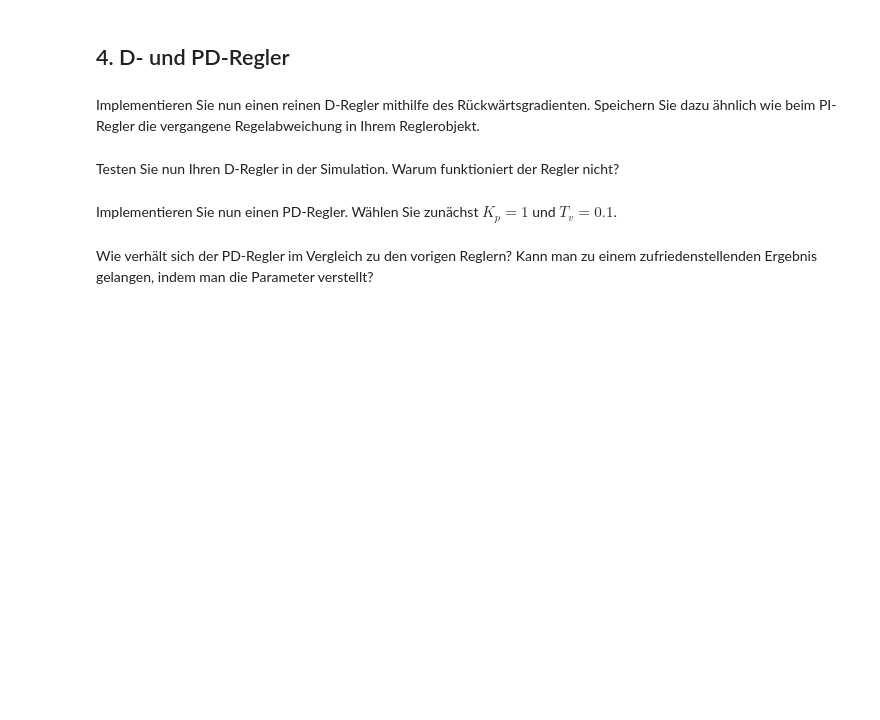
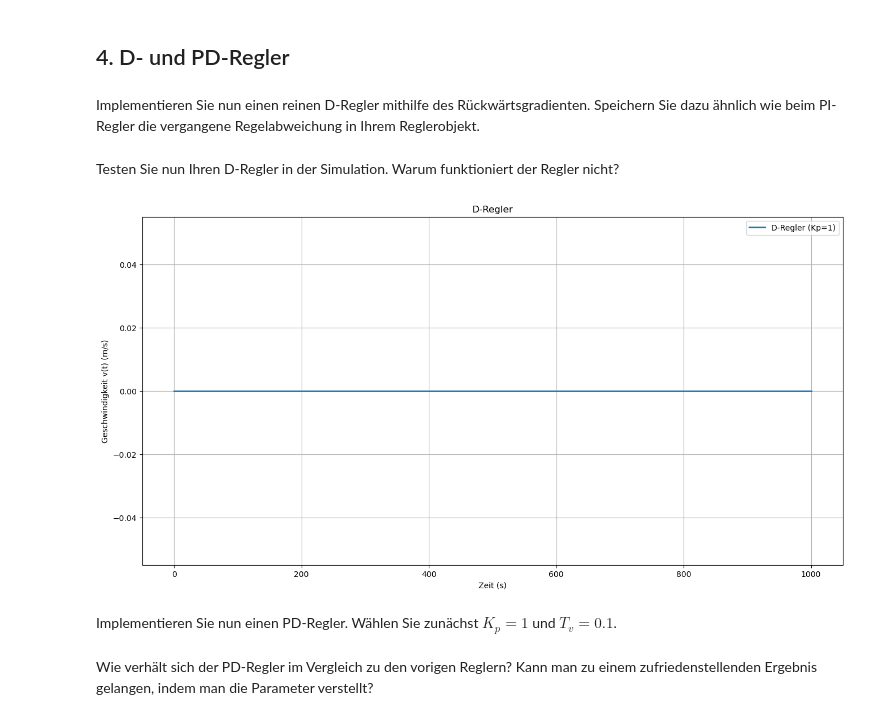
Before and after one commit to ImpressMee/Semester_3, a Jupyter notebook: 5. Technische Grundlagen von KI/Übungen/Versuch 5/vers_5_regler.ipynb, the cells around one changed output. Saved outputs shown, nothing was run; the diff lists cells and outputs as text; code cells hidden in the pictures; blank space fills up the shorter version.

```diff
--- a/5. Technische Grundlagen von KI/Übungen/Versuch 5/vers_5_regler.ipynb
+++ b/5. Technische Grundlagen von KI/Übungen/Versuch 5/vers_5_regler.ipynb
@@ -392,17 +564,39 @@ Testen Sie nun Ihren D-Regler in der Simulation. Warum funktioniert der Regler n
 # %%
 # Ihre Lösung hier
 
 # Es fehlen hier noch einige Parameter
+Kp = 1.0
+Tn = 10.0
 
 ctrl = DController(Kd=0.5, soll=1.0)
-
-sol = solve_ivp(
-    schubverbund_mit_regler,
+plt.figure(figsize=(16,8))
+sol_p = solve_ivp(
+    schubverbund_mit_regler2,
     t_span,
     X0,
     args=(ctrl,),
     t_eval=t_eval
 )
+plt.plot(sol_p.t, sol_p.y[5], label="D-Regler (Kp=1)", linewidth=2)
+
+plt.xlabel("Zeit (s)")
+plt.ylabel("Geschwindigkeit v(t) (m/s)")
+plt.title("D-Regler")
+plt.grid(True)
+plt.legend()
+plt.show()
+
+'''
+Der D-Regler funktioniert aus mehreren Gründen nicht:
+Der implementierte D-Regler berechnet die Stellgröße ausschließlich
+aus der zeitlichen Änderung der Regelabweichung. Sobald sich die Regelgröße
+nicht mehr ändert, wird die Ableitung null, obwohl weiterhin eine
+Regelabweichung besteht. Dadurch fällt die Stellgröße auf null zurück
+und der Sollwert kann nicht erreicht werden. Der D-Regler ist daher allein
+nicht geeignet.
+'''
+# %% [output]
+[figure, added]
 # %% [markdown]
 Implementieren Sie nun einen PD-Regler. Wählen Sie zunächst $K_p = 1$ und $T_v = 0.1$.
 # %%
```
Also changed, not shown: parts of 6 cells of this notebook, 1 other file.
